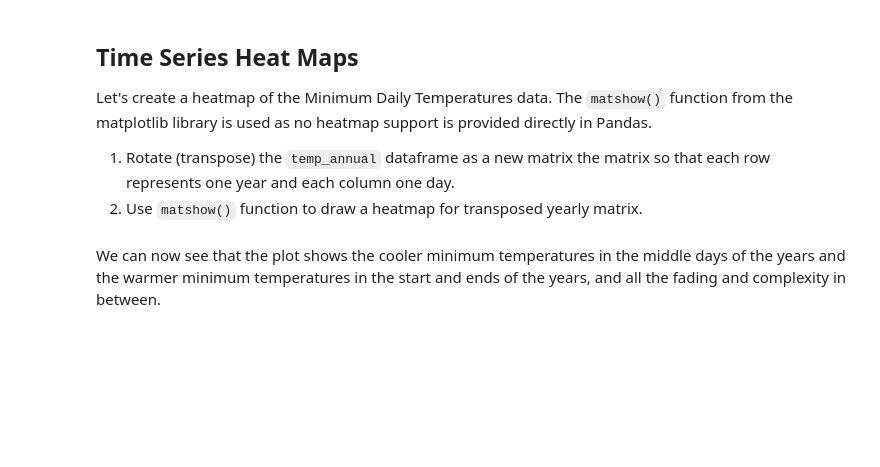
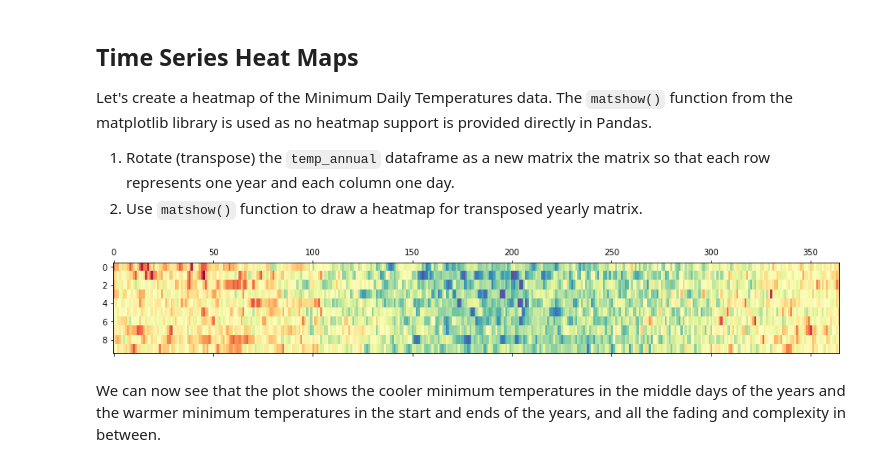
Before and after one commit to fpleoni/dsc-3-25-04-visualizing-time-series-data-lab-nyc-ds-career-031119, a Jupyter notebook: index.ipynb, the cells around one changed output. Cells and saved outputs as stored; diff of their text form; code cells hidden in the pictures; blank space fills up the shorter version.

```diff
--- a/index.ipynb
+++ b/index.ipynb
@@ -223,7 +223,10 @@ Let's create a heatmap of the Minimum Daily Temperatures data. The `matshow()` f
 # %%
 ##### Transpose the yearly group DataFrame and draw a heatmap with matshow()
 year_matrix = temp_anual.T
-plt.matshow(year_matrix, interpolation = None, )
+plt.matshow(year_matrix, interpolation = None, aspect = "auto", cmap = plt.cm.Spectral_r)
+plt.show()
+# %% [output]
+[figure, added]
 # %% [markdown]
 We can now see that the plot shows the cooler minimum temperatures in the middle days of the years and the warmer minimum temperatures in the start and ends of the years, and all the fading and complexity in between.
 # %% [markdown]
```
